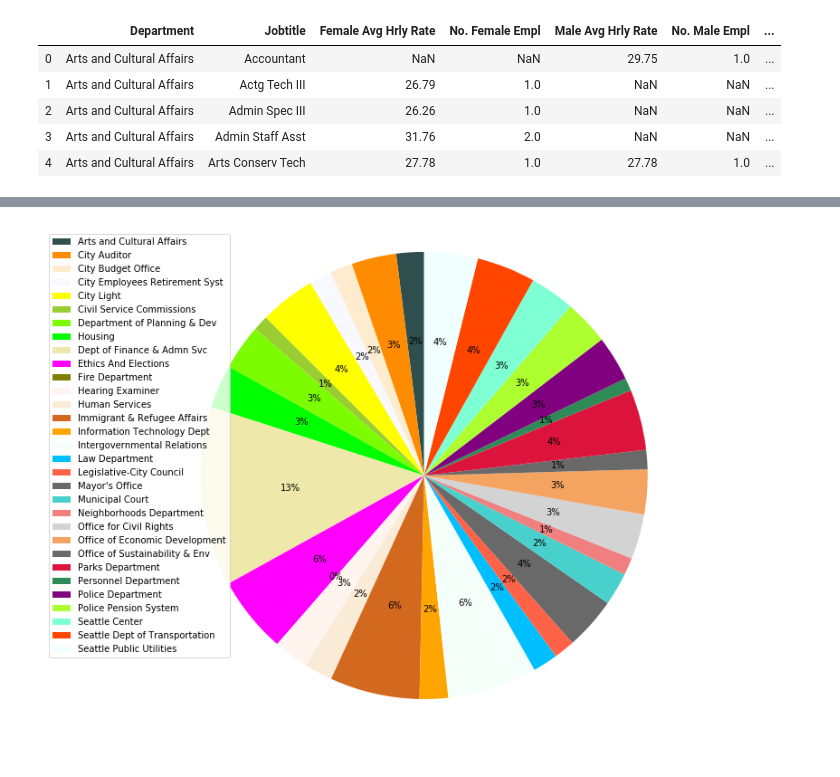
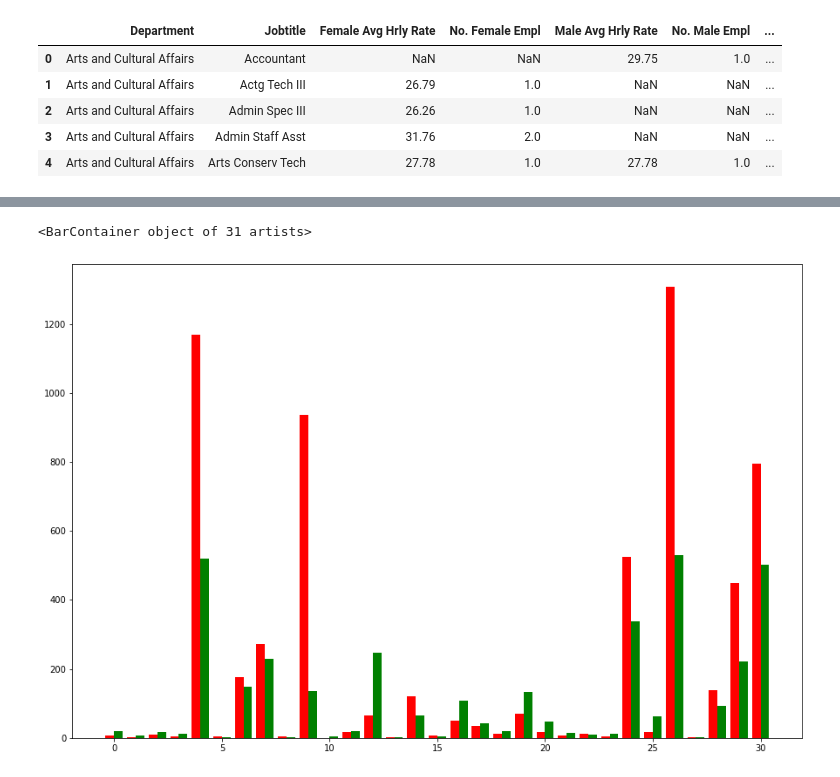
Before and after one commit to garrettsanders/Wage_Gap_Seattle, a Jupyter notebook: first_file_alex.ipynb, the cells around one changed output, grey strips where cells are left out. Drawn from its saved outputs; the diff is of its cells as text; code cells hidden in the pictures.

Commit message:
switched from pie chart to bar chart

```diff
--- a/first_file_alex.ipynb
+++ b/first_file_alex.ipynb
@@ -22,15 +22,15 @@ dfAveWageDept.head()
 | 3 | Arts and Cultural Affairs | Admin Staff Asst | 31.76 | 2.0 | NaN | NaN | ... |
 | 4 | Arts and Cultural Affairs | Arts Conserv Tech | 27.78 | 1.0 | 27.78 | 1.0 | ... |
 # %%
-departmentDF = dfAveWageDept.groupby(
+deptDF = dfAveWageDept.groupby(
    ['Department']
     ).agg(
         {
              'Total No. Empl':sum,    # Sum duration per group
-             'No. Male Empl': "count",  # get the count of females
-             'No. Female Empl': "count",  # get the count of males
+             'No. Male Empl':sum,  # get the count of females
+             'No. Female Empl':sum,  # get the count of males
 
         }
     )
-dfAveWageDept
+deptDF
 # %% [output]
@@ -50,34 +59,18 @@ dfAveWageDept
 # %%
 #What is the male to female ratio of each deptartment? - pie charts
 #create list of colors
 colors = []
 #Get Unique Departments
 labels = dfAveWageDept["Department"].unique()
 #remove last entry from Labels "Nan"
 labels = np.delete(labels, len(labels) - 1)
-
-#get random colors
-all_colors = [k for k,v in matplotlib.colors.cnames.items()]
-colors = sample(all_colors, len(labels))
-
-
-fig = plt.figure(figsize=(15,10))
+xVals = np.arange(len(labels))
+fig,ax = plt.subplots(figsize=(15,10))
 # plot pie chart
-patches,text, autoTexts = plt.pie(
-    # dividing dfs to get ratio by sex
-    departmentDF['No. Male Empl'] / departmentDF['No. Female Empl'],
-    autopct='%1.f%%',
-    startangle=90,
-    colors=colors
-    )
-
-plt.legend(patches, labels, loc="best")
-# View the plot drop above
-plt.axis('equal')
-
-#plt.tight_layout()
-plt.show()
+plt.bar(xVals - 0.2, deptDF['No. Male Empl'], width=0.4, color='red')
+plt.bar(xVals + 0.2, deptDF['No. Female Empl'], width=0.4, color='green')
 # %% [output]
+<BarContainer object of 31 artists>
-[figure, old version]
+[figure, new version]
 # %%
 #What is the female to male % average hourly rate by department? (variance in wage) - scatterplot
```
Also changed, not shown: parts of 5 cells of this notebook.
